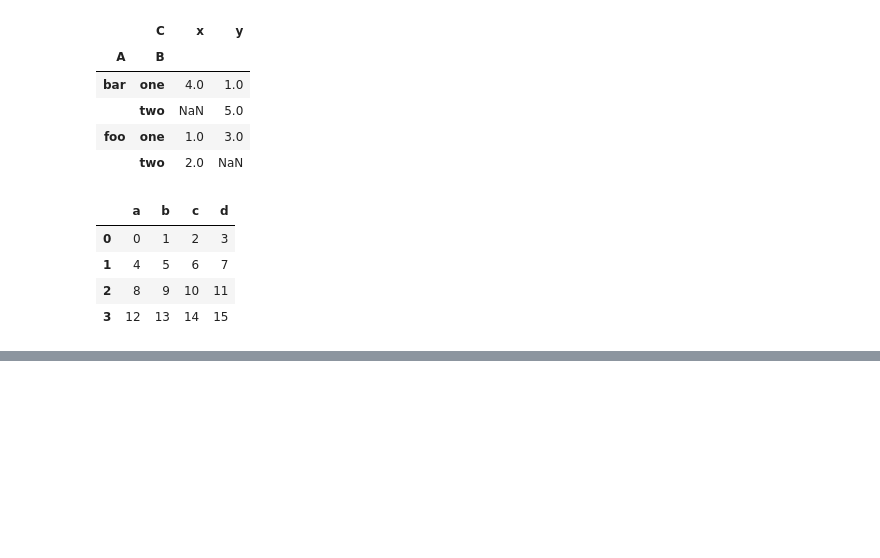
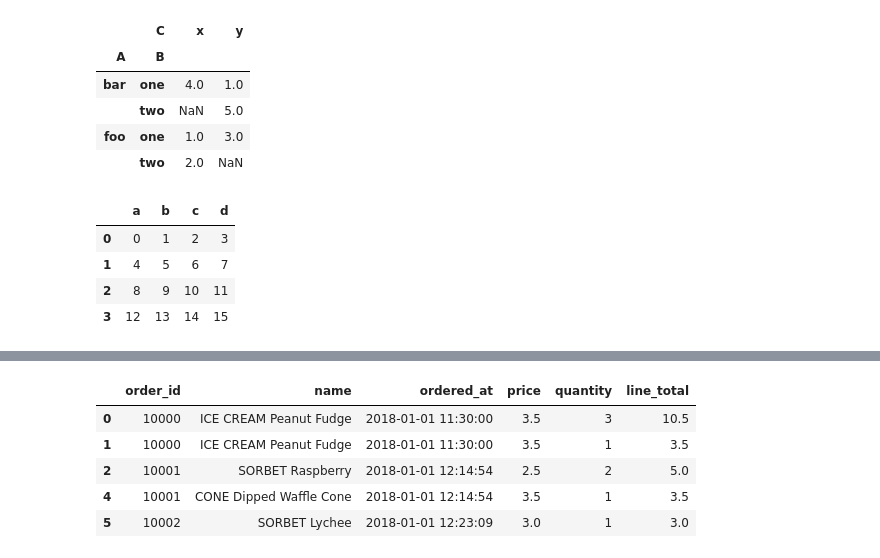
Before and after one commit to tranluongtiensi/datamining, a Jupyter notebook: week2/lab2.ipynb, the cells around one changed output, grey strips where cells are left out. Drawn from its saved outputs; the diff is of its cells as text; code cells hidden in the pictures; blank space fills up the shorter version.

```diff
--- a/week2/lab2.ipynb
+++ b/week2/lab2.ipynb
@@ -1051,0 +1120,13 @@ df
+# %%
+"""✓ Drop if duplicated or null."""
+
+df.drop_duplicates(inplace=True)
+df.dropna(inplace=True)
+df.head()
+# %% [output]
+|  | order_id | name | ordered_at | price | quantity | line_total |
+| 0 | 10000 | ICE CREAM Peanut Fudge | 2018-01-01 11:30:00 | 3.5 | 3 | 10.5 |
+| 1 | 10000 | ICE CREAM Peanut Fudge | 2018-01-01 11:30:00 | 3.5 | 1 | 3.5 |
+| 2 | 10001 | SORBET Raspberry | 2018-01-01 12:14:54 | 2.5 | 2 | 5.0 |
+| 4 | 10001 | CONE Dipped Waffle Cone | 2018-01-01 12:14:54 | 3.5 | 1 | 3.5 |
+| 5 | 10002 | SORBET Lychee | 2018-01-01 12:23:09 | 3.0 | 1 | 3.0 |
```
Also changed, not shown: parts of 25 cells of this notebook.
